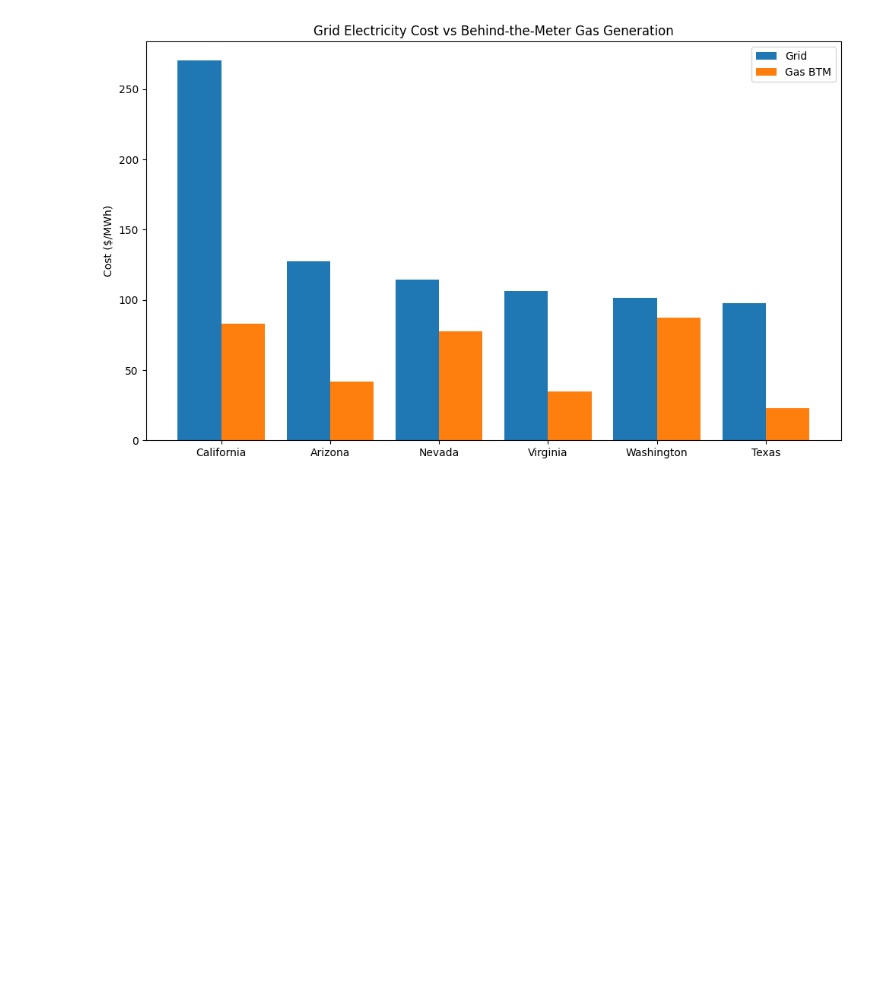
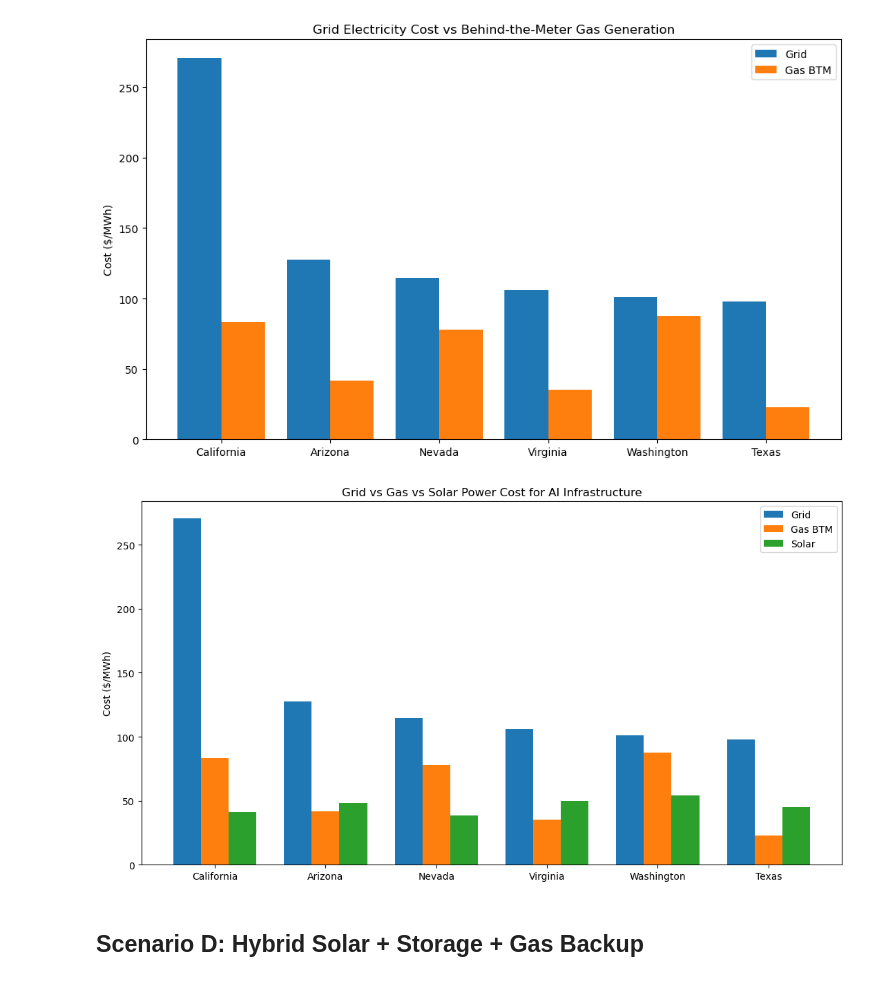
Before and after one commit to finnrcase/ai-infrastructure-economics, a Jupyter notebook: notebooks/05_behind_the_meter.ipynb, the cells around one changed output. Cells and saved outputs as stored; diff of their text form; code cells hidden in the pictures; blank space fills up the shorter version.

```diff
--- a/notebooks/05_behind_the_meter.ipynb
+++ b/notebooks/05_behind_the_meter.ipynb
@@ -373,3 +253,52 @@ plt.tight_layout()
 plt.show()
 # %% [output]
 [figure]
+# %%
+import matplotlib.pyplot as plt
+import numpy as np
+
+plot_df = btm_cost_comparison[
+    [
+        "State",
+        "grid_cost_usd_per_mwh",
+        "gas_cost_usd_per_mwh",
+        "solar_cost_usd_per_mwh"
+    ]
+].sort_values("grid_cost_usd_per_mwh", ascending=False)
+
+x = np.arange(len(plot_df))
+width = 0.25
+
+plt.figure(figsize=(11, 6))
+
+plt.bar(
+    x - width,
+    plot_df["grid_cost_usd_per_mwh"],
+    width,
+    label="Grid"
+)
+
+plt.bar(
+    x,
+    plot_df["gas_cost_usd_per_mwh"],
+    width,
+    label="Gas BTM"
+)
+
+plt.bar(
+    x + width,
+    plot_df["solar_cost_usd_per_mwh"],
+    width,
+    label="Solar"
+)
+
+plt.xticks(x, plot_df["State"])
+plt.ylabel("Cost ($/MWh)")
+plt.title("Grid vs Gas vs Solar Power Cost for AI Infrastructure")
+plt.legend()
+plt.tight_layout()
+plt.show()
+# %% [output]
+[figure, added]
+# %% [markdown]
+## Scenario D: Hybrid Solar + Storage + Gas Backup
```
Also changed, not shown: parts of 12 cells of this notebook.
